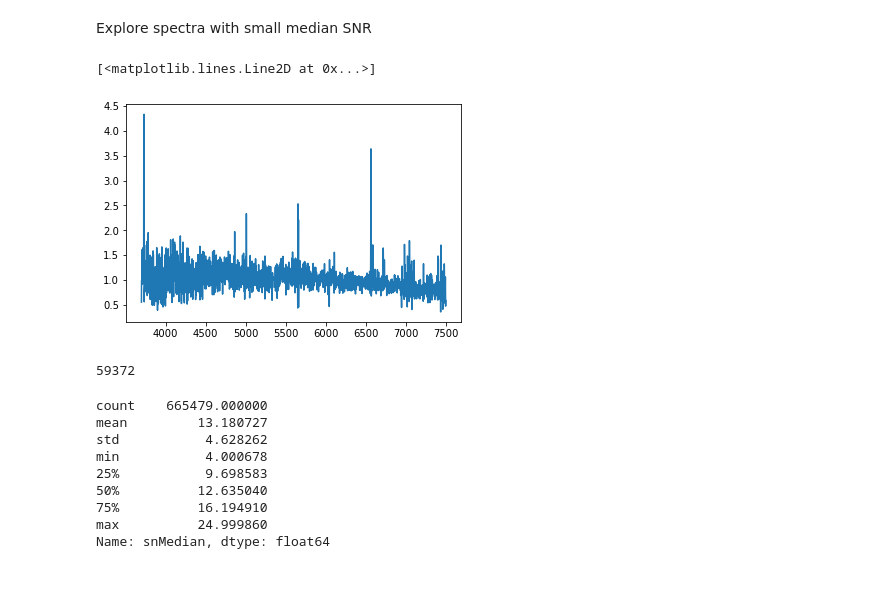
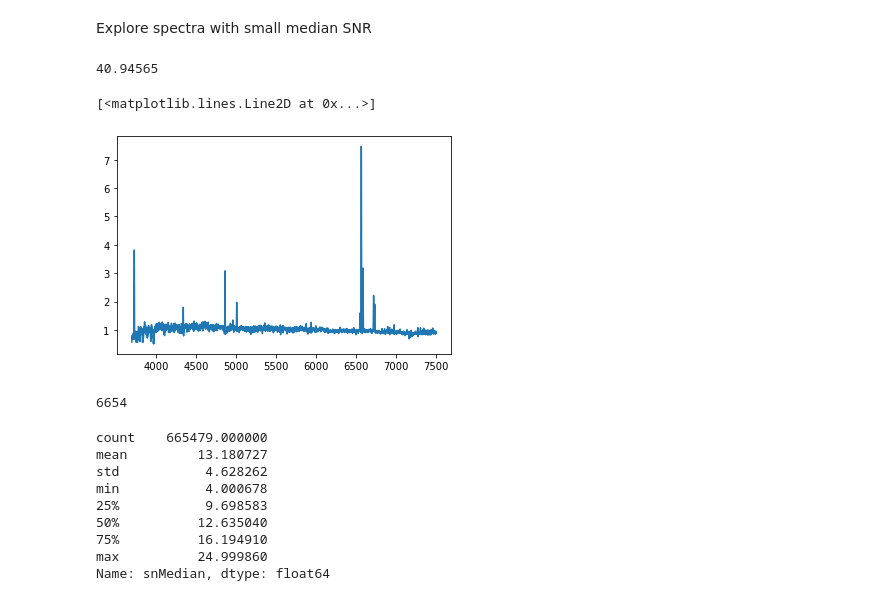
Before and after one commit to ed-ortizm/sdss, a Jupyter notebook: sample/explore_bins.ipynb, the cells around one changed output. Drawn from its saved outputs; the diff is of its cells as text; code cells hidden in the pictures.

```diff
--- a/sample/explore_bins.ipynb
+++ b/sample/explore_bins.ipynb
@@ -43,15 +89,18 @@ sdss_df.sort_values(by=["snMedian"], inplace=True)
 # %%
-idx_spectrum = specobjid_to_idx(sdss_df.index[0], idx_specobjid)
+idx = 719101
+print(sdss_df.iloc[idx]["snMedian"])
+idx_spectrum = specobjid_to_idx(sdss_df.index[idx], idx_specobjid)
 plt.plot(wave, spectra[idx_spectrum])
 # %% [output]
-[<matplotlib.lines.Line2D at 0x...>]
+40.94565
+[<matplotlib.lines.Line2D at 0x...>]
-[figure, old version]
+[figure, new version]
 # %%
 # number of spectra according to a SNR threshold
-mask_large_snr = sdss_df["snMedian"].values > 25
+mask_large_snr = sdss_df["snMedian"].values > 40
 np.sum(mask_large_snr)
 # %% [output]
-59372
+6654
 # %%
 sdss_df.loc[~mask_large_snr, "snMedian"].hist()
 sdss_df.loc[~mask_large_snr, "snMedian"].describe()
```
Also changed, not shown: parts of 8 cells of this notebook, 3 other files.
